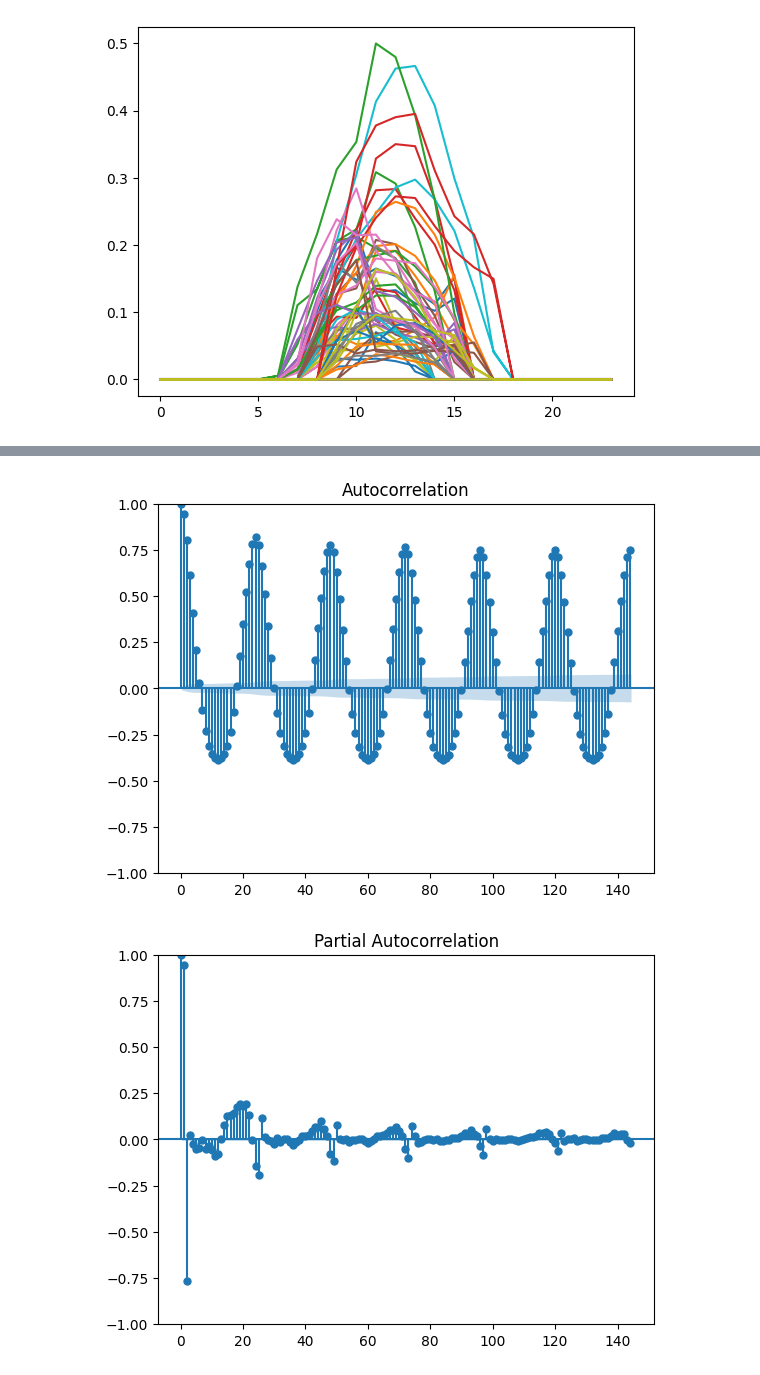
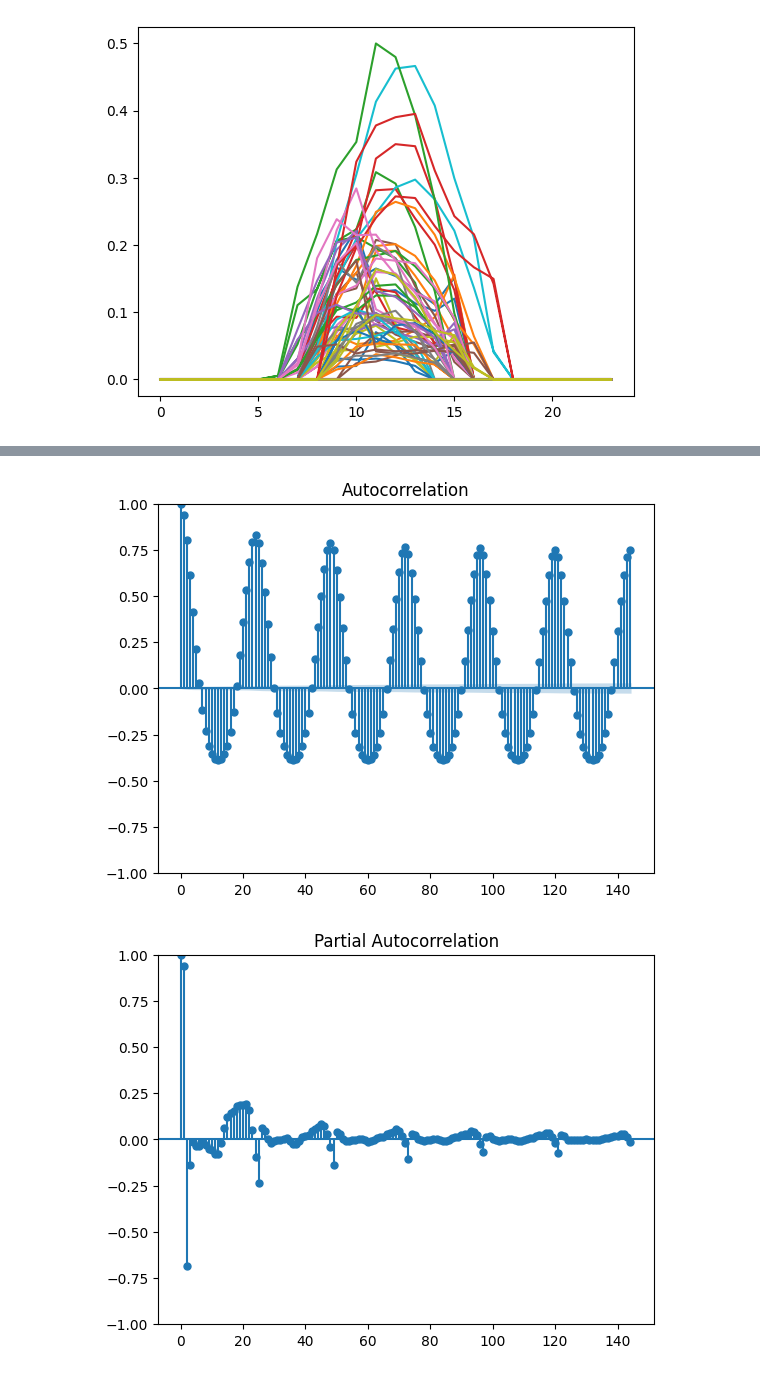
Before and after one commit to tobylerone/wind-production-forecast, a Jupyter notebook: eda.ipynb, the cells around one changed output, grey strips where cells are left out. Saved outputs shown, nothing was run; the diff lists cells and outputs as text; code cells hidden in the pictures.

```diff
--- a/eda.ipynb
+++ b/eda.ipynb
@@ -73,6 +90,7 @@ plt.plot(df_first_day_countries.index, df_first_day_countries)
 # To start with I'll create a simple local model to forecast only the hour-ahead wind energy potential values for Belgium
 
 # Get the last four years of data for belgium
-df_be_last_four_years = df_country.loc[df_country['Year'].isin((2012, 2013, 2014, 2015)), 'BE']
+n = 30
+df_be_last_n_years = df_country.loc[df_country['Year'].isin(range(2015-n, 2015)), 'BE']
 # %%
 # Plotting the daily data over the two year period suggests there is daily, monthly and annual seasonality
@@ -103,33 +121,33 @@ plt.show()
 # %%
 # Calculate the autocorrelation and plot a correlelogram for each hourly lag. This is unlikely to
 # give us much useful information as the series is not stationary
 
 # Calculate lag-n autocorrelation
 lags = 24 * 7  # Number of hourly lags (for the past week)
 
-'''autocorr_values = [df_be_last_four_years.autocorr(lag=lag) for lag in range(lags)]
+'''autocorr_values = [df_be_last_n_years.autocorr(lag=lag) for lag in range(lags)]
 
 print(autocorr_values)
 
 # Create a correlogram
 plt.figure(figsize=(8, 6))
 plt.stem(range(lags), autocorr_values)#, use_line_collection=True)
 plt.xlabel('Lag')
 plt.ylabel('Autocorrelation')
 plt.title('Hourly autocorrelation for the Past Week')
 plt.grid(True)
 plt.show()'''
 
 # Plot ACF
-sm.graphics.tsa.plot_acf(df_be_last_four_years.values.squeeze(), lags=48*3)
+sm.graphics.tsa.plot_acf(df_be_last_n_years.values.squeeze(), lags=48*3)
 plt.show()
 
 # Plot PACF
-sm.graphics.tsa.plot_pacf(df_be_last_four_years.values.squeeze(), lags=48*3, method="ywm")
+sm.graphics.tsa.plot_pacf(df_be_last_n_years.values.squeeze(), lags=48*3, method="ywm")
 plt.show()
 # %% [output]
-[figure, old version]
+[figure, new version]
-[figure, old version]
+[figure, new version]
 # %%
 import pandas as pd
 import numpy as np
```
Also changed, not shown: parts of 16 cells of this notebook.
